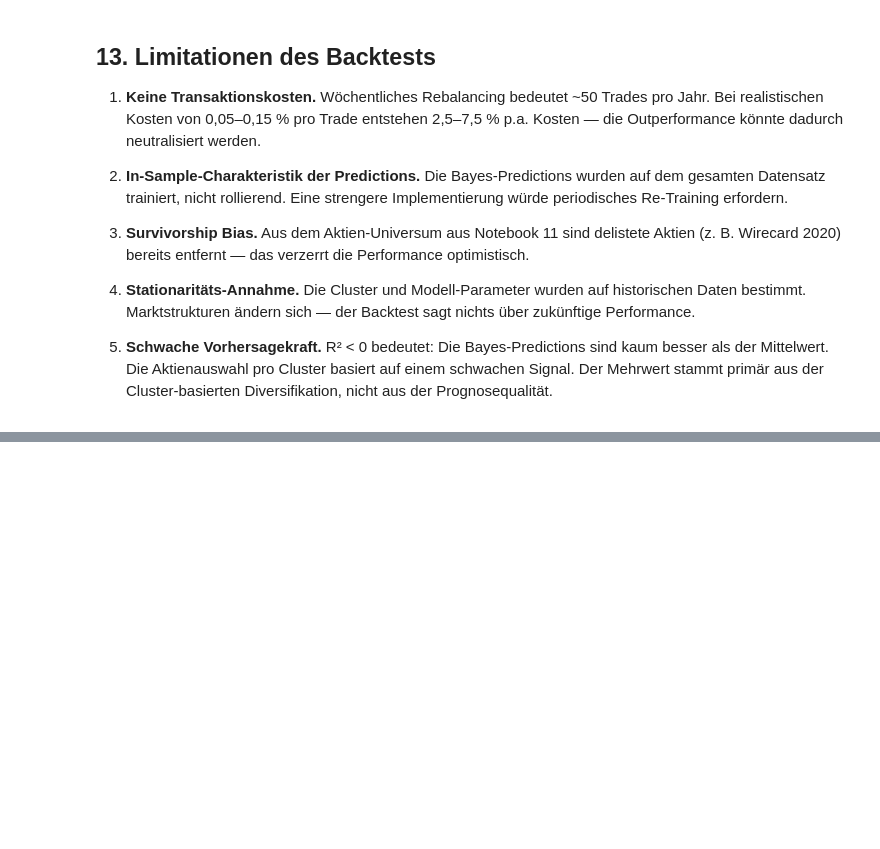
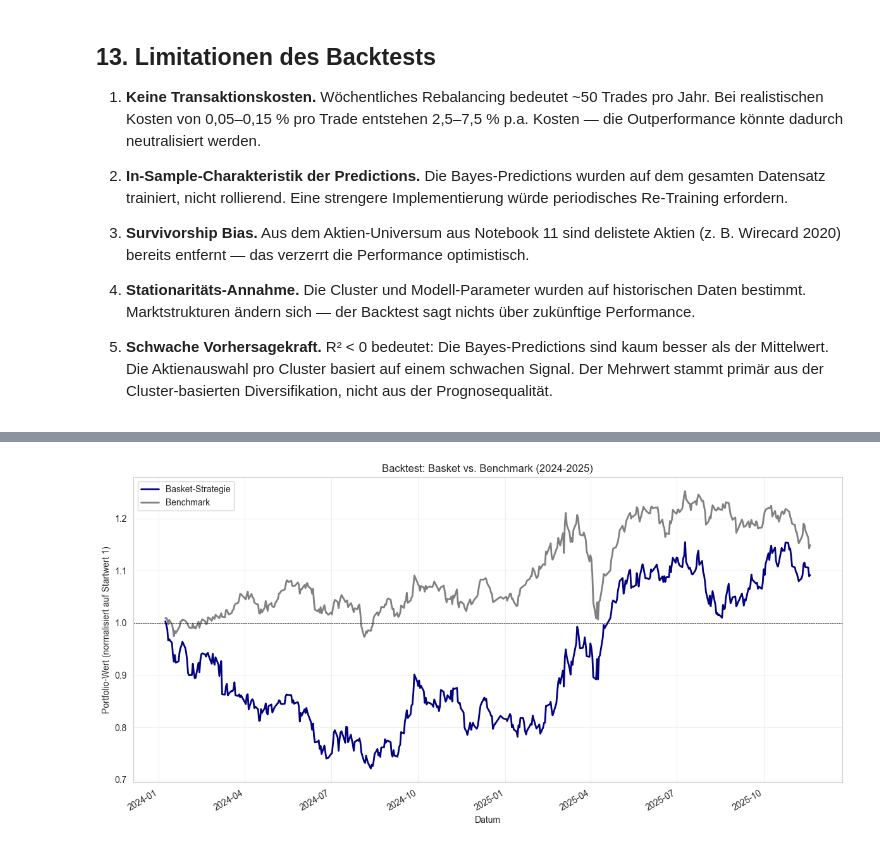
Before and after one commit to nassimgroppe/dbu-bayes-basket, a Jupyter notebook: 16 BASKET BACKTESTING.ipynb, the cells around one changed output, grey strips where cells are left out. Cells and saved outputs as stored; diff of their text form; code cells hidden in the pictures; blank space fills up the shorter version.

```diff
--- a/16 BASKET BACKTESTING.ipynb
+++ b/16 BASKET BACKTESTING.ipynb
@@ -513,0 +519,21 @@ Dateien in data/processed/:
+# %%
+import matplotlib.pyplot as plt
+
+plt.figure(figsize=(12, 6))
+(1 + basket_daily_returns).cumprod().plot(
+    label="Basket-Strategie", color="navy", linewidth=2
+)
+(1 + benchmark_daily_returns).cumprod().plot(
+    label="Benchmark", color="gray", linewidth=2
+)
+plt.axhline(1, color="black", linewidth=0.5, linestyle="--")
+plt.xlabel("Datum")
+plt.ylabel("Portfolio-Wert (normalisiert auf Startwert 1)")
+plt.title("Backtest: Basket vs. Benchmark (2024-2025)")
+plt.legend()
+plt.grid(alpha=0.3)
+plt.tight_layout()
+plt.savefig(FIG / "18b_backtest_curves_normalized.png", dpi=300, bbox_inches="tight")
+plt.show()
+# %% [output]
+[figure, added]
```
Also changed, not shown: parts of 13 cells of this notebook, 2 other files.
